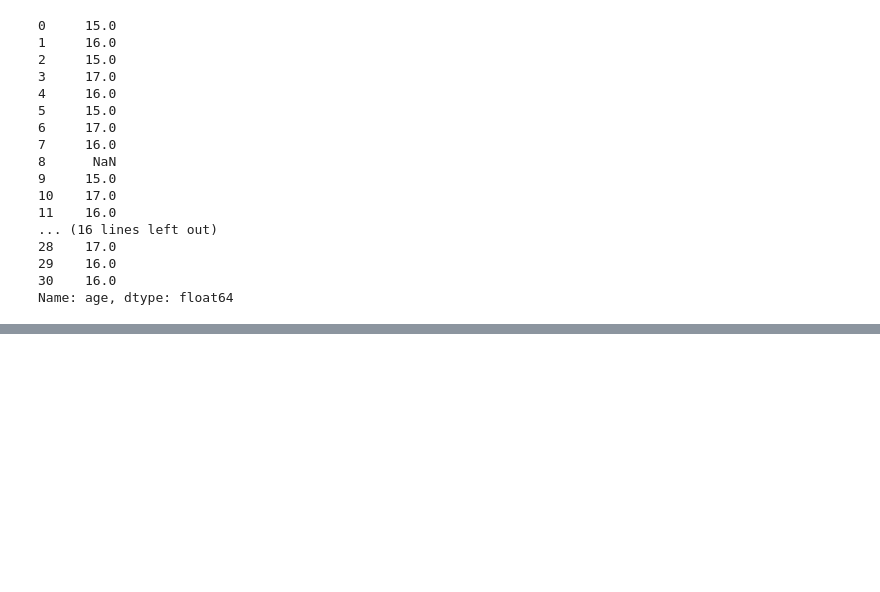
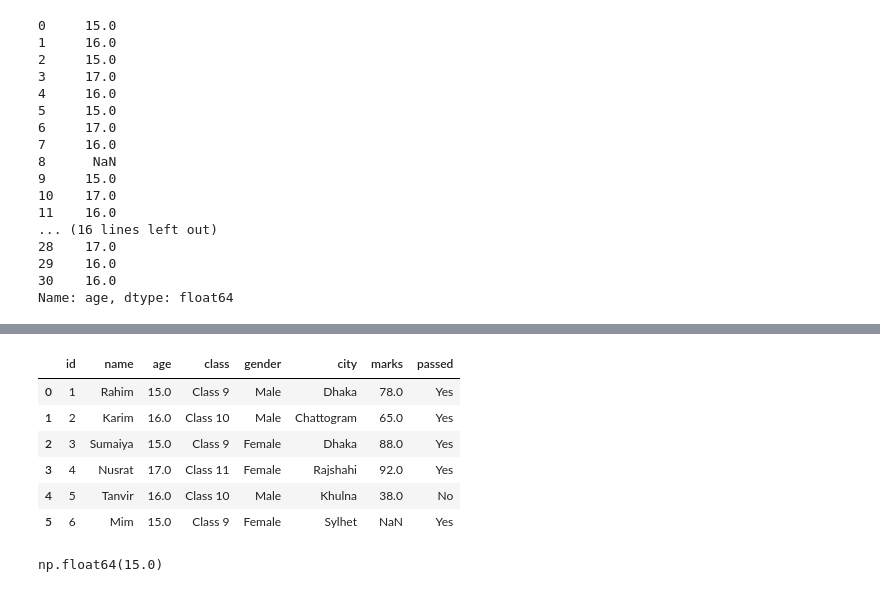
Before and after one commit to marufjamil333/AI-Bootcamp, a Jupyter notebook: Ostad-AI-Bootcamp-B7-M7-C1.ipynb, the cells around one changed output, grey strips where cells are left out. Drawn from its saved outputs; the diff is of its cells as text; code cells hidden in the pictures; blank space fills up the shorter version.

```diff
--- a/Ostad-AI-Bootcamp-B7-M7-C1.ipynb
+++ b/Ostad-AI-Bootcamp-B7-M7-C1.ipynb
@@ -479,0 +633,17 @@ Name: age, dtype: float64
+# %%
+# First 5 rows (label-based)
+df.loc[:5]
+# %% [output]
+|  | id | name | age | class | gender | city | marks | passed |
+| 0 | 1 | Rahim | 15.0 | Class 9 | Male | Dhaka | 78.0 | Yes |
+| 1 | 2 | Karim | 16.0 | Class 10 | Male | Chattogram | 65.0 | Yes |
+| 2 | 3 | Sumaiya | 15.0 | Class 9 | Female | Dhaka | 88.0 | Yes |
+| 3 | 4 | Nusrat | 17.0 | Class 11 | Female | Rajshahi | 92.0 | Yes |
+| 4 | 5 | Tanvir | 16.0 | Class 10 | Male | Khulna | 38.0 | No |
+| 5 | 6 | Mim | 15.0 | Class 9 | Female | Sylhet | NaN | Yes |
+# %%
+# Select specific value
+df.loc[0, "age"]
+df.iloc[0, 2]
+# %% [output]
+np.float64(15.0)
```
Also changed, not shown: parts of 13 cells of this notebook, 1 other file.
